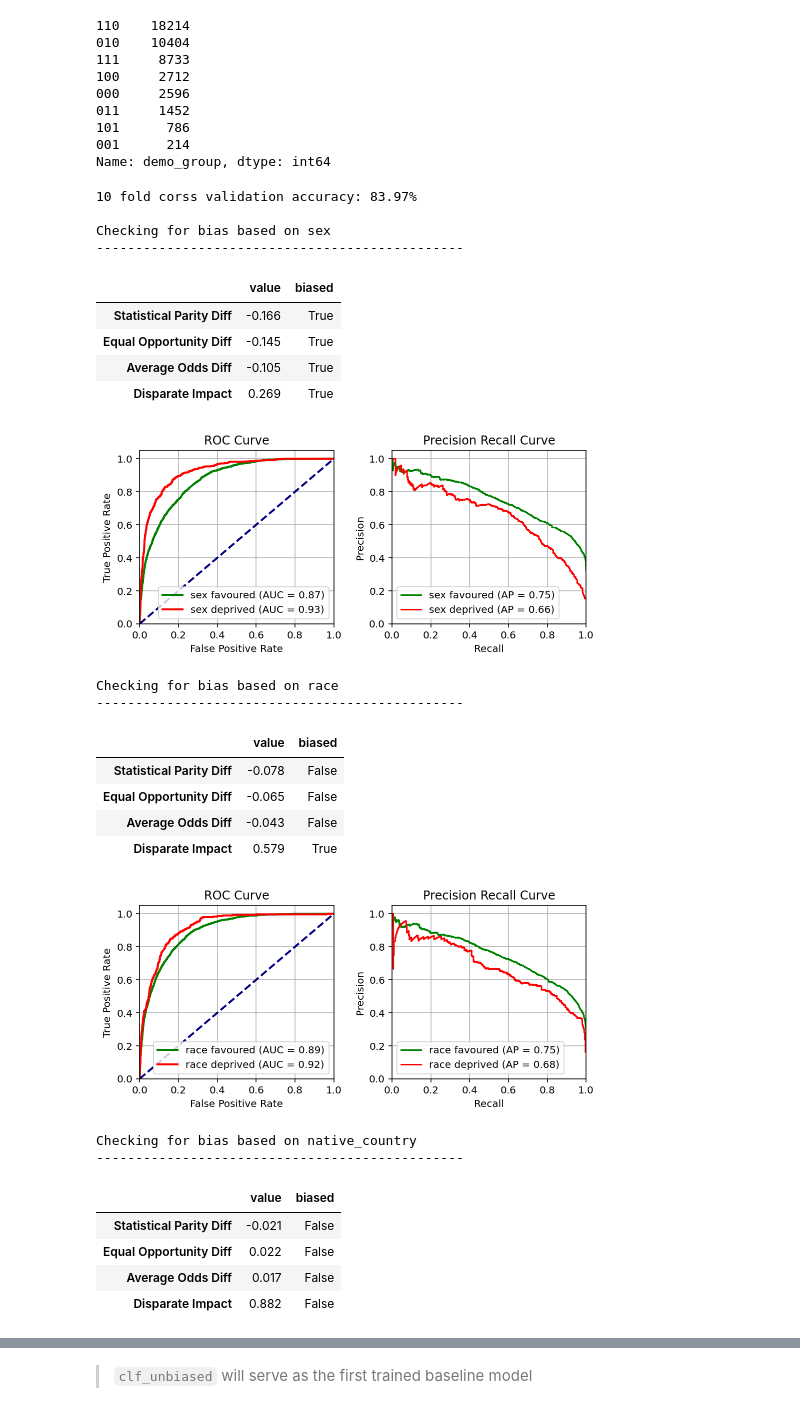
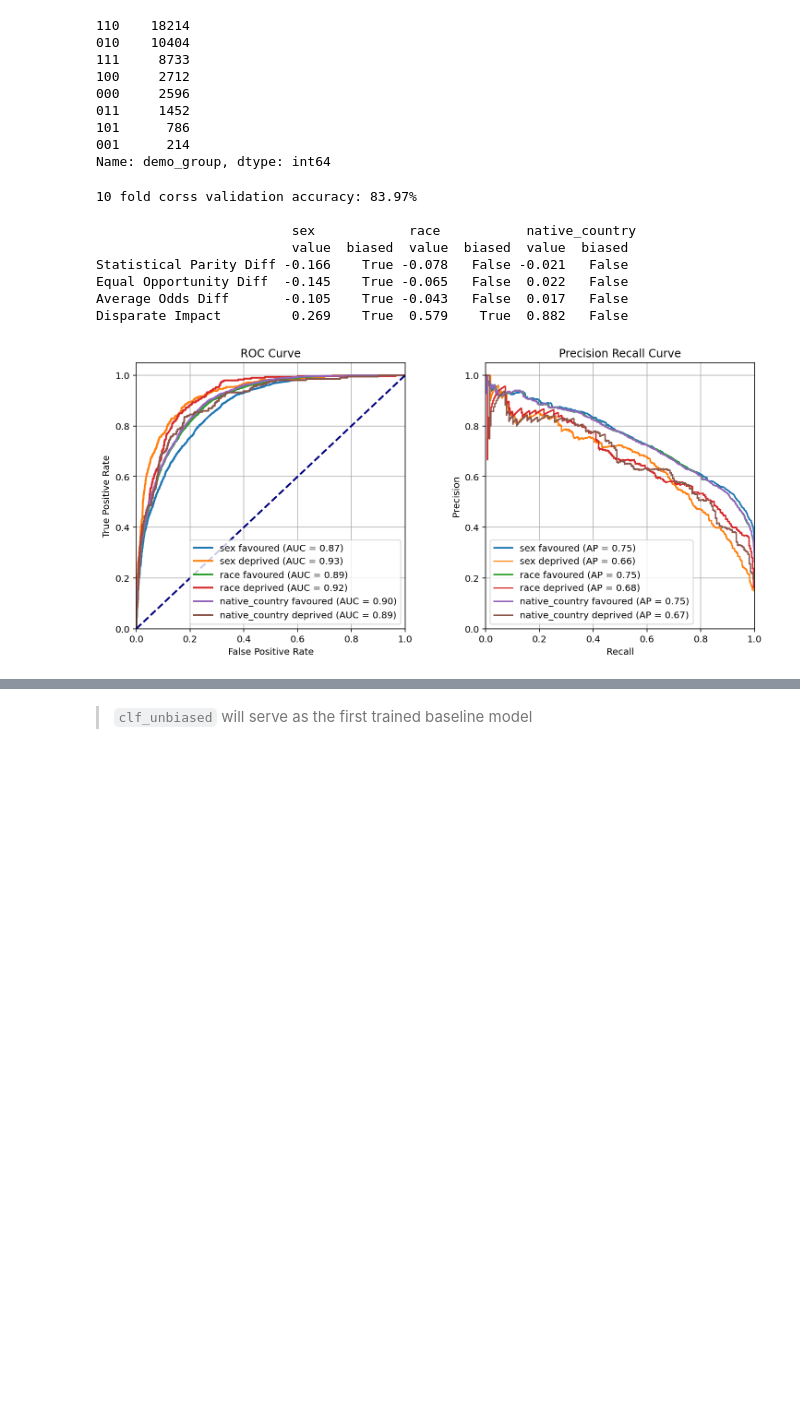
Before and after one commit to atharvat80/Bias-in-AI-CW-2020-21, a Jupyter notebook: coursework.ipynb, the cells around one changed output, grey strips where cells are left out. Drawn from its saved outputs; the diff is of its cells as text; code cells hidden in the pictures; blank space fills up the shorter version.

```diff
--- a/coursework.ipynb
+++ b/coursework.ipynb
@@ -443,35 +428,21 @@ data.demo_group.value_counts()
 101      786
 001      214
 Name: demo_group, dtype: int64
+# %%
+# Stratified split of dataset into train and test data w.r.t above demographic groups
+X_train, X_test, y_train, y_test = train_test_split(X, y, test_size=0.3, random_state=42,
+                                                    shuffle=True, stratify=data.demo_group)
+del data['demo_group']
 # %%
-X_train, X_test, y_train, y_test = train_test_split(X, y, test_size=0.3, random_state=42, shuffle=True,
-                                                    stratify=data.demo_group)
-
 clf_unbiased = train(X_train, y_train, X_test, y_test)
 check_bias(clf_unbiased, X_test, y_test, ["sex", "race", "native_country"])
 # %% [output]
 10 fold corss validation accuracy: 83.97%
 
-Checking for bias based on sex
------------------------------------------------
+                         sex            race           native_country
+                         value  biased  value  biased  value  biased
+Statistical Parity Diff -0.166    True -0.078   False -0.021   False
+Equal Opportunity Diff  -0.145    True -0.065   False  0.022   False
+Average Odds Diff       -0.105    True -0.043   False  0.017   False
+Disparate Impact         0.269    True  0.579    True  0.882   False
-|  | value | biased |
-| Statistical Parity Diff | -0.166 | True |
-| Equal Opportunity Diff | -0.145 | True |
-| Average Odds Diff | -0.105 | True |
-| Disparate Impact | 0.269 | True |
-[figure, old version]
+[figure, new version]
-Checking for bias based on race
------------------------------------------------
-|  | value | biased |
-| Statistical Parity Diff | -0.078 | False |
-| Equal Opportunity Diff | -0.065 | False |
-| Average Odds Diff | -0.043 | False |
-| Disparate Impact | 0.579 | True |
-[figure, removed]
-Checking for bias based on native_country
------------------------------------------------
-|  | value | biased |
-| Statistical Parity Diff | -0.021 | False |
-| Equal Opportunity Diff | 0.022 | False |
-| Average Odds Diff | 0.017 | False |
-| Disparate Impact | 0.882 | False |
```
Also changed, not shown: parts of 11 cells of this notebook.
